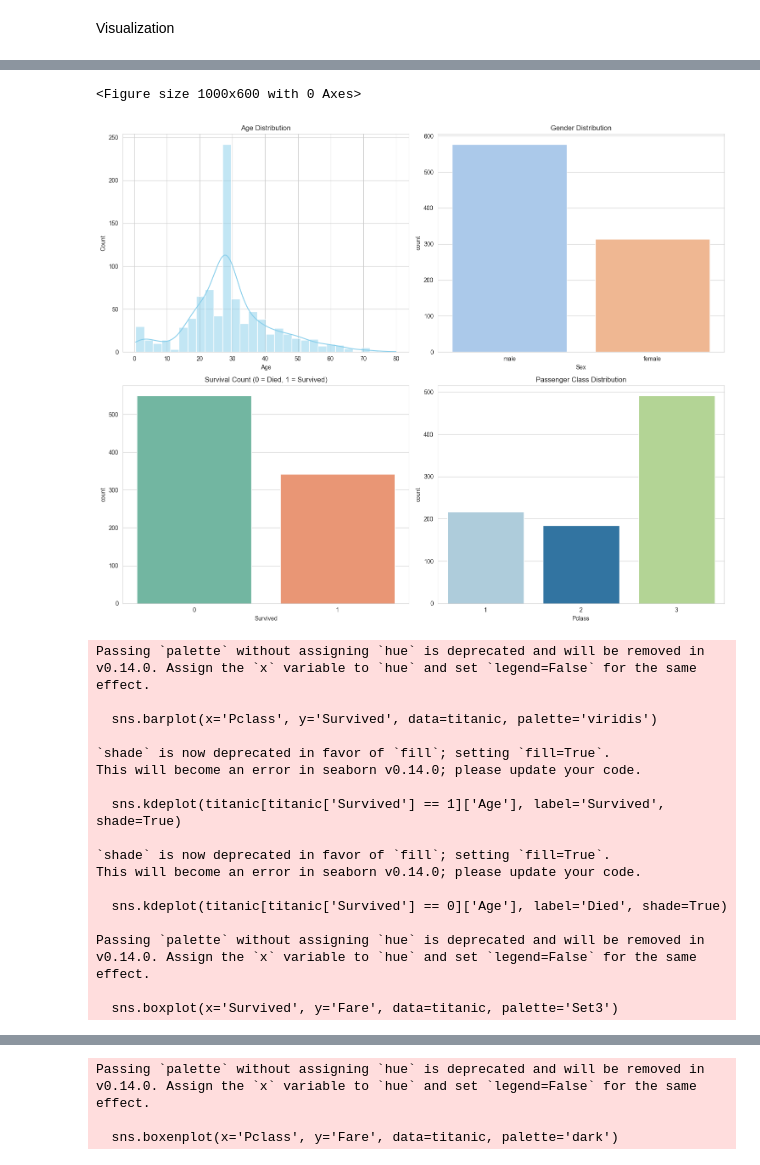
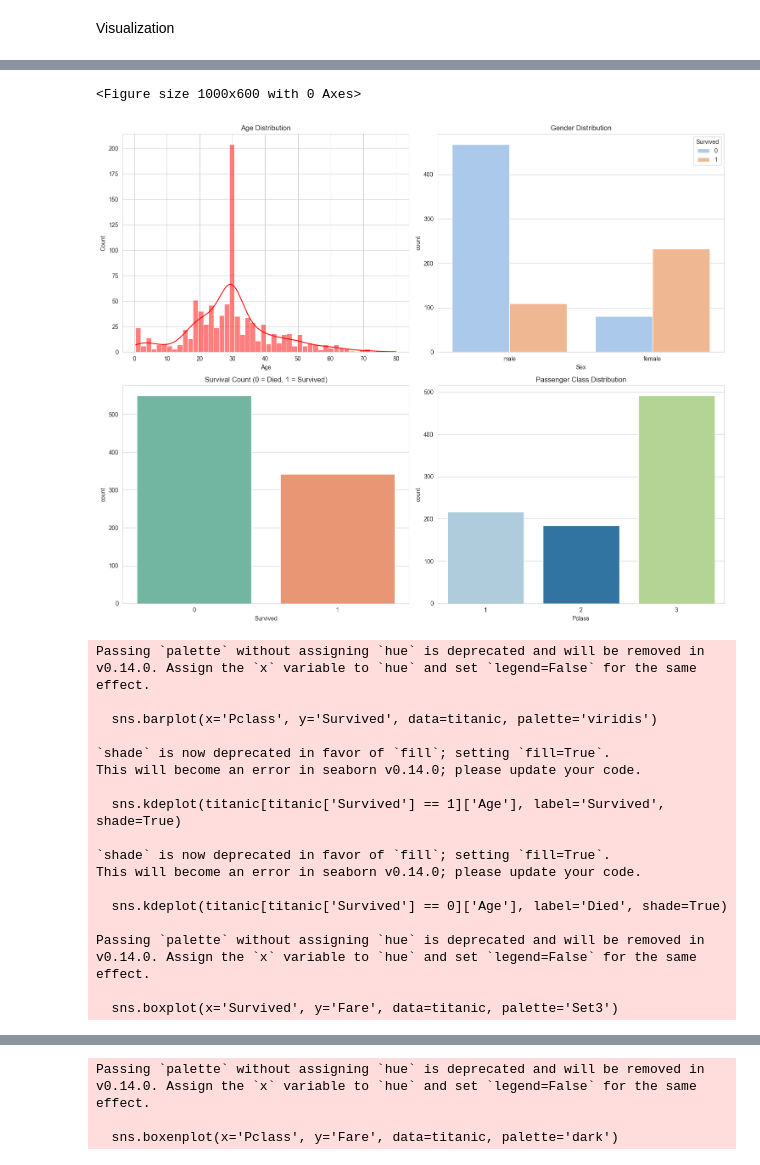
Before and after one commit to saikat1236/incudeIT.python, a Jupyter notebook: DataAnalytics/pandas.ipynb, the cells around one changed output, grey strips where cells are left out. Cells and saved outputs as stored; diff of their text form; code cells hidden in the pictures.

```diff
--- a/DataAnalytics/pandas.ipynb
+++ b/DataAnalytics/pandas.ipynb
@@ -203,18 +213,19 @@ edult 29.68036529680365
 # %% [markdown]
 Visualization
 # %%
-import pandas as pd
-import numpy as np
-import matplotlib.pyplot as plt
-import seaborn as sns
+import pandas as pd # Import the pandas library for data manipulation
+import numpy as np # Import the numpy library for numerical operations
+import matplotlib.pyplot as plt # Import the matplotlib library for data visualization
+import seaborn as sns # Import the seaborn library for advanced data visualization
 
 # Load dataset
 titanic = pd.read_csv("titanic.csv")
+# titanic.head(5)
 
 # Data preprocessing
-titanic['Age'] = titanic['Age'].fillna(titanic['Age'].median())
-titanic['Cabin'] = titanic['Cabin'].fillna('NaN')
-titanic['Embarked'] = titanic['Embarked'].fillna('S')
+titanic['Age'] = titanic['Age'].fillna(titanic['Age'].mean()) # Fill missing values with median age
+titanic['Cabin'] = titanic['Cabin'].fillna('Unknown')
+titanic['Embarked'] = titanic['Embarked'].fillna(data["Embarked"].mode())
 
 # Set style
 sns.set_style("whitegrid")
@@ -224,11 +235,11 @@ plt.figure(figsize=(10, 6))
 fig, axes = plt.subplots(2, 2, figsize=(15, 12))
 
 # Age distribution
-sns.histplot(titanic['Age'], bins=30, kde=True, ax=axes[0,0], color='skyblue')
+sns.histplot(titanic['Age'], bins=50, kde=True, ax=axes[0,0], color='red',multiple="stack")
 axes[0,0].set_title('Age Distribution')
 
 # Gender distribution
-sns.countplot(x='Sex', data=titanic, ax=axes[0,1], palette='pastel')
+sns.countplot(x='Sex', data=titanic, ax=axes[0,1], palette='pastel',hue='Survived')
 axes[0,1].set_title('Gender Distribution')
 
 # Survival count
@@ -246,23 +257,23 @@ plt.show()
 plt.figure(figsize=(15, 10))
 
 # Survival by gender
-plt.subplot(2, 2, 1)
+plt.subplot(2, 2, 1) # 2 rows, 2 columns, first subplot
 sns.countplot(x='Survived', hue='Sex', data=titanic, palette='coolwarm')
 plt.title('Survival by Gender')
 
 # Survival rate by passenger class
-plt.subplot(2, 2, 2)
+plt.subplot(2, 2, 2) # 2 rows, 2 columns, second subplot
 sns.barplot(x='Pclass', y='Survived', data=titanic, palette='viridis')
 plt.title('Survival Rate by Passenger Class')
 
 # Age distribution of survivors vs non-survivors
-plt.subplot(2, 2, 3)
+plt.subplot(2, 2, 3) # 2 rows, 2 columns, third subplot
 sns.kdeplot(titanic[titanic['Survived'] == 1]['Age'], label='Survived', shade=True)
 sns.kdeplot(titanic[titanic['Survived'] == 0]['Age'], label='Died', shade=True)
 plt.title('Age Distribution: Survivors vs Non-Survivors')
 
 # Fare vs Survival
-plt.subplot(2, 2, 4)
+plt.subplot(2, 2, 4) # 2 rows, 2 columns, fourth subplot
 sns.boxplot(x='Survived', y='Fare', data=titanic, palette='Set3')
 plt.title('Fare Distribution: Survivors vs Non-Survivors')
 
@@ -325,12 +332,12 @@ Passing `palette` without assigning `hue` is deprecated and will be removed in v
 Passing `palette` without assigning `hue` is deprecated and will be removed in v0.14.0. Assign the `x` variable to `hue` and set `legend=False` for the same effect.
 
   sns.countplot(x='Survived', data=titanic, ax=axes[1,0], palette='Set2')
 
 Passing `palette` without assigning `hue` is deprecated and will be removed in v0.14.0. Assign the `x` variable to `hue` and set `legend=False` for the same effect.
 
   sns.countplot(x='Pclass', data=titanic, ax=axes[1,1], palette='Paired')
 <Figure size 1000x600 with 0 Axes>
-[figure, old version]
+[figure, new version]
 Passing `palette` without assigning `hue` is deprecated and will be removed in v0.14.0. Assign the `x` variable to `hue` and set `legend=False` for the same effect.
 
   sns.barplot(x='Pclass', y='Survived', data=titanic, palette='viridis')
```
Also changed, not shown: parts of 21 cells of this notebook, 4 other files.
